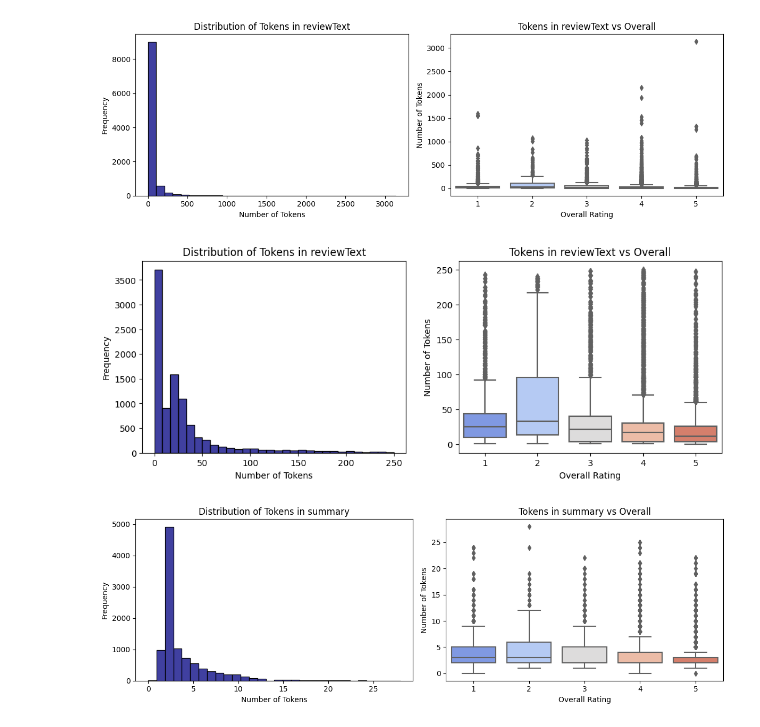
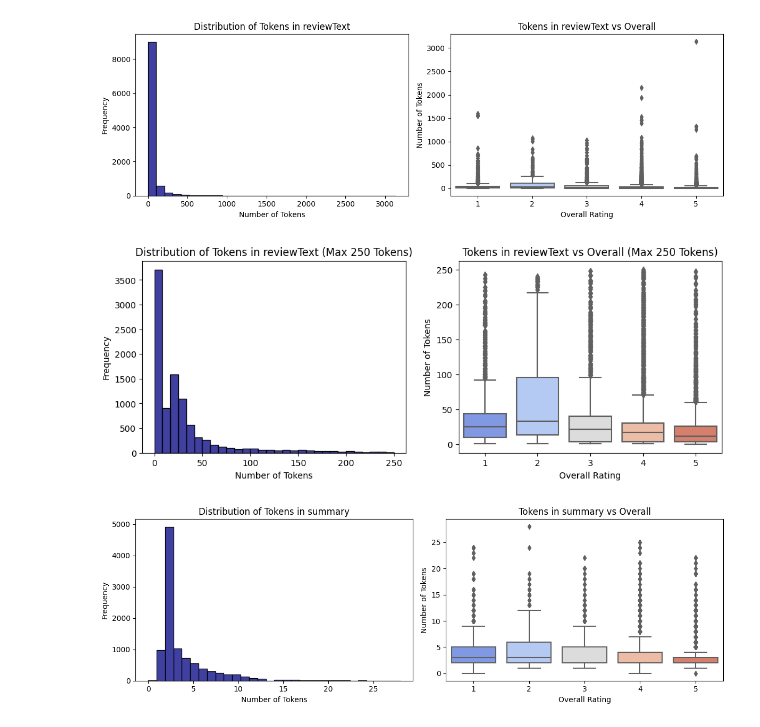
Before and after one commit to jhonattanreales21/nlp_icesi, a Jupyter notebook: unidad_1/Cano_Reales_Sentiment_analysis.ipynb, the cells around one changed output. Saved outputs shown, nothing was run; the diff lists cells and outputs as text; code cells hidden in the pictures.

```diff
--- a/unidad_1/Cano_Reales_Sentiment_analysis.ipynb
+++ b/unidad_1/Cano_Reales_Sentiment_analysis.ipynb
@@ -255,25 +265,25 @@ plt.show()
 # %%
 # Graficamos la misma grafica pero solo las reseñas con maximo 250 tokens para ver mejor la distribucion
 plt.figure(figsize=(12, 4))
 
 tmp_plot = temp_df[temp_df["review_tokens"] <= 250]
 
 plt.subplot(1, 2, 1)
 sns.histplot(tmp_plot["review_tokens"], color="navy", bins=30)
-plt.title("Distribution of Tokens in reviewText")
+plt.title("Distribution of Tokens in reviewText (Max 250 Tokens)")
 plt.xlabel("Number of Tokens")
 plt.ylabel("Frequency")
 
 plt.subplot(1, 2, 2)
 sns.boxplot(x="overall", y="review_tokens", data=tmp_plot, palette="coolwarm")
-plt.title("Tokens in reviewText vs Overall")
+plt.title("Tokens in reviewText vs Overall (Max 250 Tokens)")
 plt.xlabel("Overall Rating")
 plt.ylabel("Number of Tokens")
 
 # plt.tight_layout()
 plt.show()
 # %% [output]
-[figure, old version]
+[figure, new version]
 # %%
 # Ahora, graficamos la distribución de tokens en summary, univariado y vs overall
 plt.figure(figsize=(12, 4))
```
Also changed, not shown: parts of 3 cells of this notebook, 1 other file.
